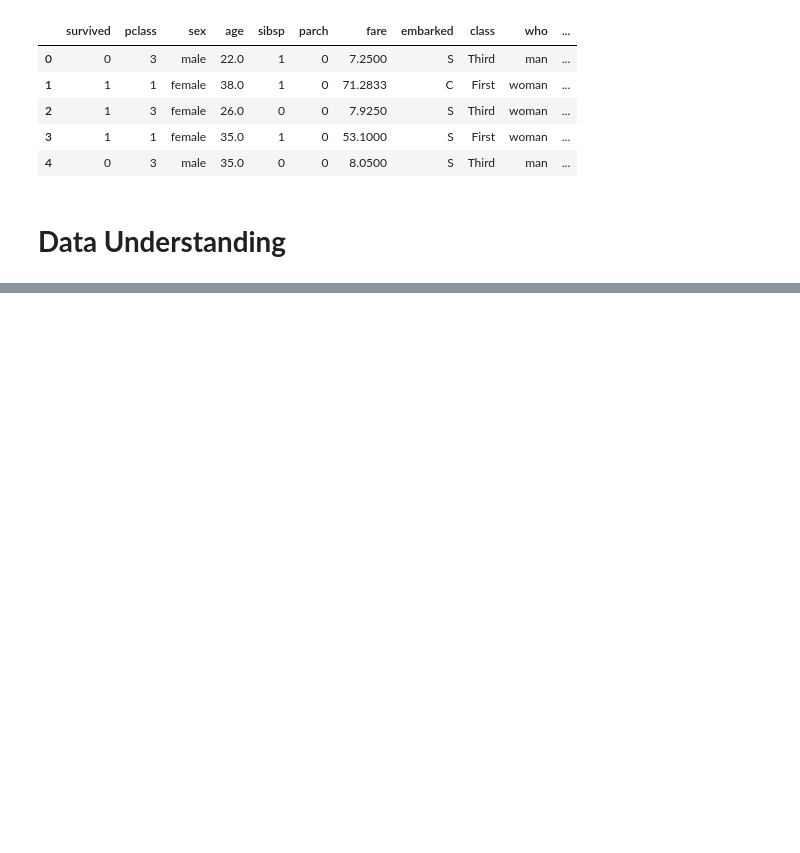
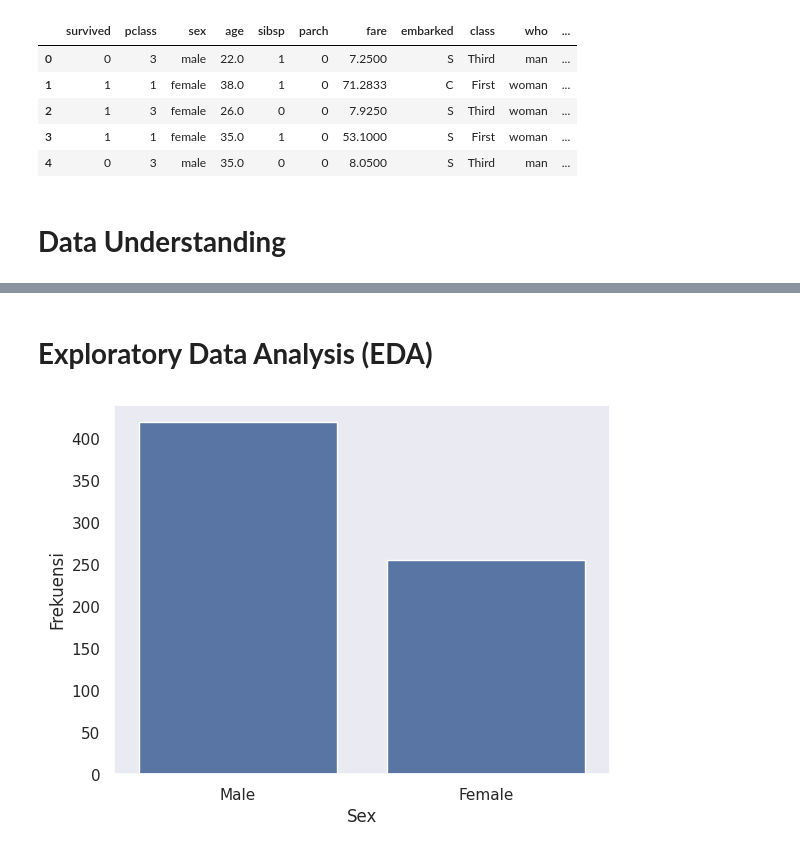
Before and after one commit to YusufAbdurrahmann/data-preprocessing-2, a Jupyter notebook: data_preprocessing_2.ipynb, the cells around one changed output, grey strips where cells are left out. Saved outputs shown, nothing was run; the diff lists cells and outputs as text; code cells hidden in the pictures; blank space fills up the shorter version.

```diff
--- a/data_preprocessing_2.ipynb
+++ b/data_preprocessing_2.ipynb
@@ -21,0 +118,8 @@ df.head()
+# %%
+df["sex"] = df["sex"].str.capitalize()
+# %%
+df["adult_male"] = df["adult_male"].astype(bool)
+# %%
+df.columns = df.columns.str.capitalize()
+# %%
+df = df.rename(columns = {"Class":"Pclass"})
@@ -21,0 +135,10 @@ df.head()
+# %% [markdown]
+# **Exploratory Data Analysis (EDA)**
+# %%
+sns.set_theme(style="dark")
+sns.countplot(data = df,
+              x = "Sex")
+plt.ylabel("Frekuensi")
+plt.show()
+# %% [output]
+[figure, added]
```
Also changed, not shown: parts of 22 cells of this notebook.
